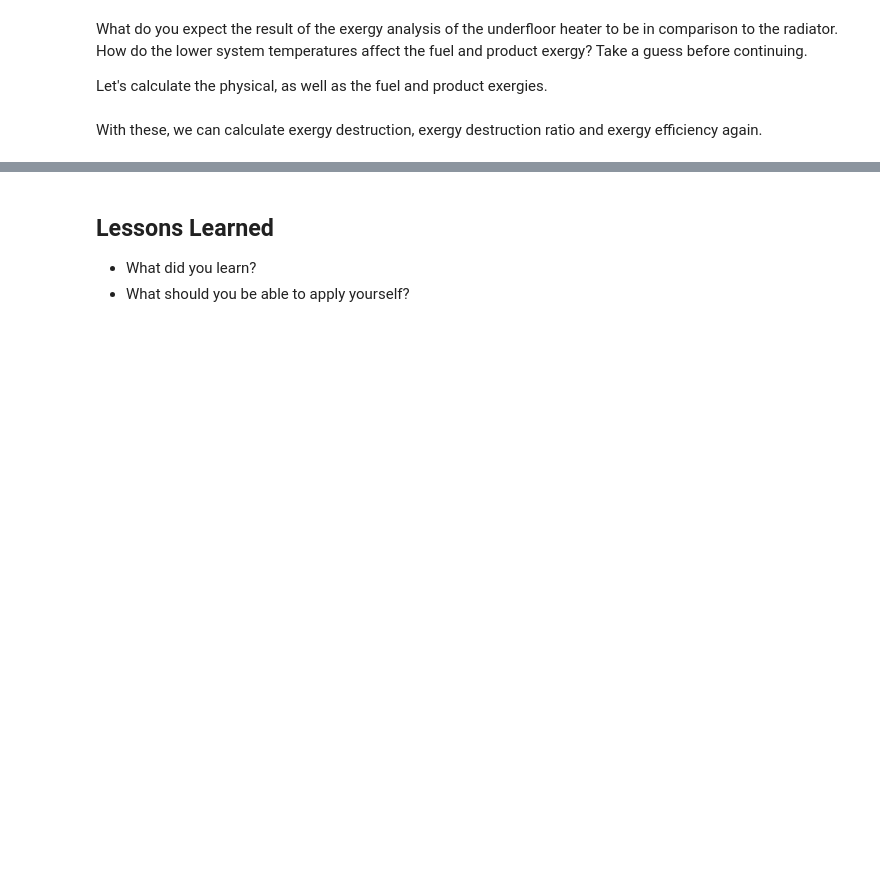
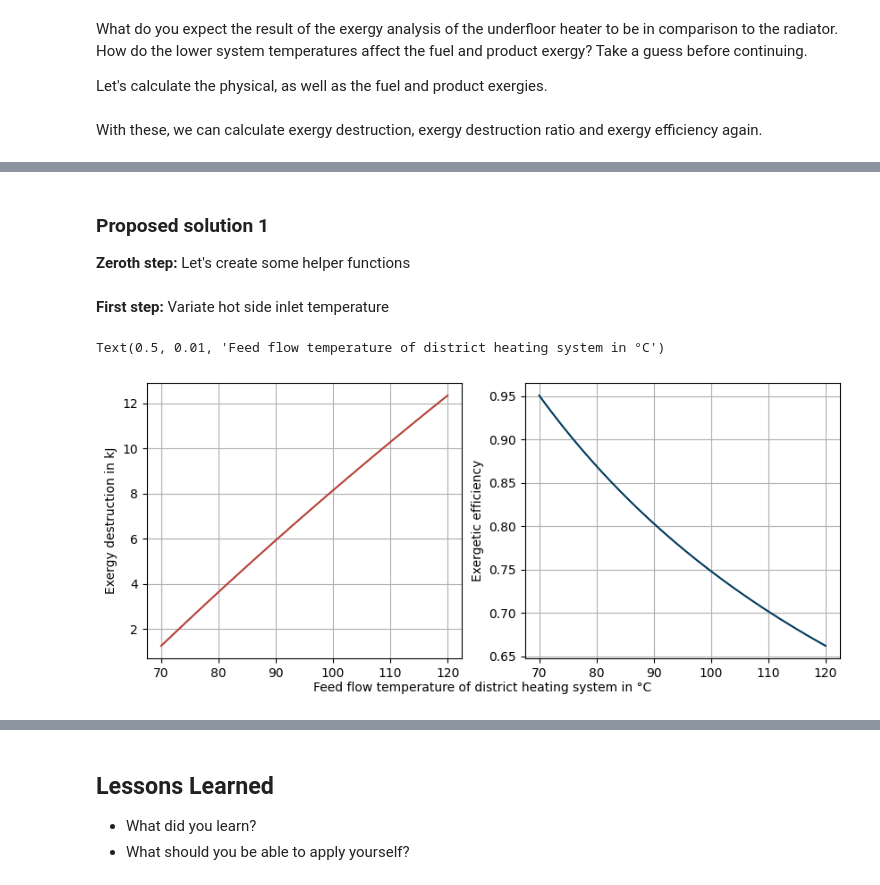
Before and after one commit to fwitte/TESPy_teaching_exergy, a Jupyter notebook: book/single-components/heat-exchanger.ipynb, the cells around one changed output, grey strips where cells are left out. Saved outputs shown, nothing was run; the diff lists cells and outputs as text; code cells hidden in the pictures; blank space fills up the shorter version.

```diff
--- a/book/single-components/heat-exchanger.ipynb
+++ b/book/single-components/heat-exchanger.ipynb
@@ -44,11 +46,11 @@ fluid_1 = 'water'
 m_dot_1 = 1  # kg/s
 p_1 = (1.013 + 8) * 1e5  # Pa
 T_in_1 = 90 + 273.15  # K
-T_out_1 = 50 + 273.15  # K
+T_out_1 = 60 + 273.15  # K
 
 # Properties of cold side fluid
 fluid_2 = 'water'
-p_2 = 1.013 * 1e5  # Pa
+p_2 = (1.013 + 1.5) * 1e5  # Pa
 T_in_2 = 55 + 273.15  # K
 T_out_2 = 70 + 273.15  # K
 # %% [markdown]
@@ -212,0 +169,4 @@ As we can see, the exergy destruction is lowest, when the cold side's outflow te
+# %% [markdown]
+### Proposed solution 1
+
+**Zeroth step:** Let's create some helper functions
@@ -212,0 +208,31 @@ As we can see, the exergy destruction is lowest, when the cold side's outflow te
+# %% [markdown]
+
+**First step:** Variate hot side inlet temperature
+# %%
+Q_nominal = abs(m_dot_1 * (h_out_1 - h_in_1))
+m_dot_2 = Q_nominal / (h_out_2 - h_out_1)
+
+T_in_1_range = [*range(70, 121)]
+h_in_1_range = [PSI('H', 'P', p_1, 'T', T_in_1+273.15, fluid_1) for T_in_1 in T_in_1_range]
+ex_in_1_range = [calc_physical_exergy(p_1, h_in_1, p0, T0, fluid_1) for h_in_1 in h_in_1_range]
+
+m_dot_1_range = [
+    calc_massflow('hot', m_dot_2, h_in_1, h_out_1, h_in_2, h_out_2) for h_in_1 in h_in_1_range
+    ]
+
+Ex_D_range = list()
+eta_Ex_range = list()
+for ex_in_1, m_dot_1 in zip(ex_in_1_range, m_dot_1_range):
+    Ex_F, Ex_P = calc_ex_fuel_prod(m_dot_1, ex_in_1, ex_out_1, m_dot_2, ex_in_2, ex_out_2)
+    Ex_D_range += [(Ex_F - Ex_P) * 1e-3]
+    eta_Ex_range += [Ex_P / Ex_F]
+
+fig, axs = plot_ex_D_eta_ex(T_in_1_range, Ex_D_range, eta_Ex_range)
+
+fig.supxlabel(
+    'Feed flow temperature of district heating system in °C',
+    fontsize='medium'
+    )
+# %% [output]
+Text(0.5, 0.01, 'Feed flow temperature of district heating system in °C')
+[figure, added]
```
Also changed, not shown: parts of 38 cells of this notebook.
